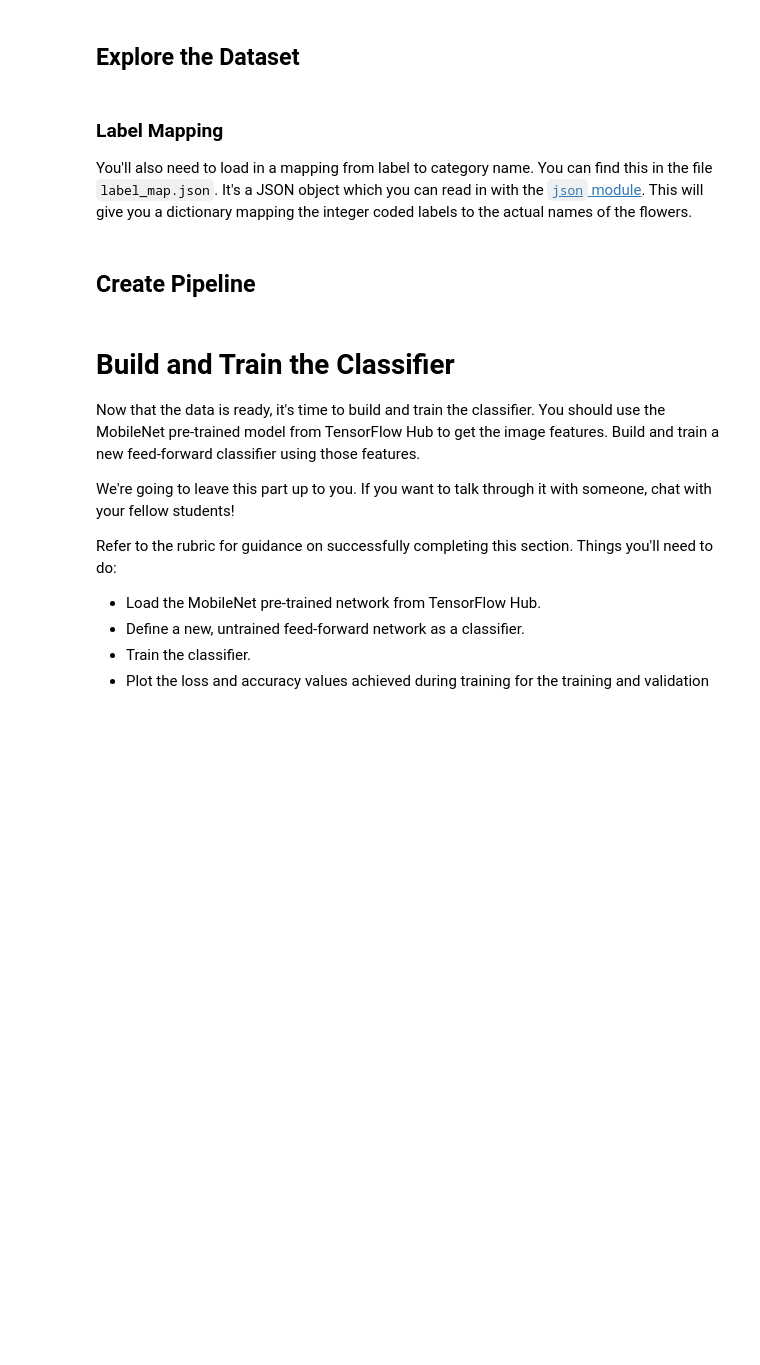
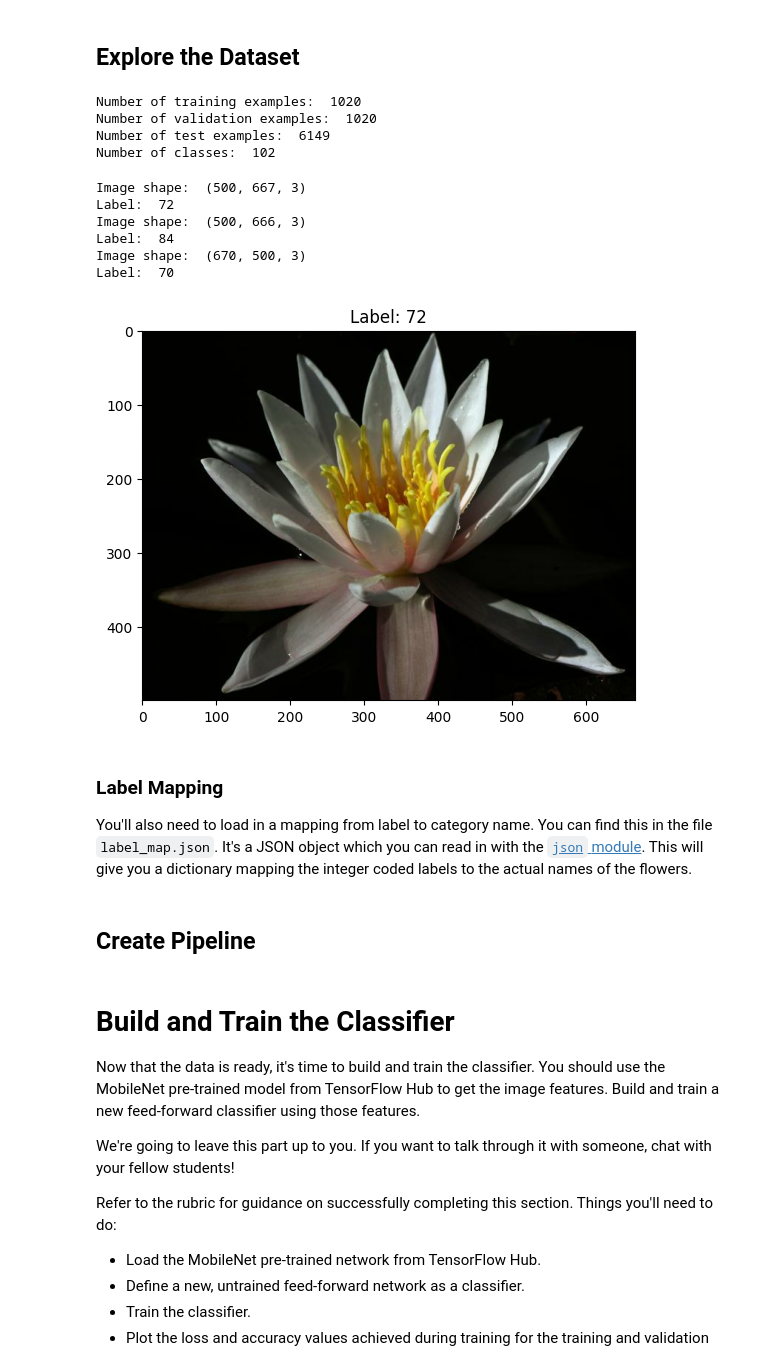
Before and after one commit to edineisantos/Image_Classifier_with_TensorFlow, a Jupyter notebook: Project_Image_Classifier_Project.ipynb, the cells around one changed output. Drawn from its saved outputs; the diff is of its cells as text; code cells hidden in the pictures; blank space fills up the shorter version.

Commit message:
Complete "Explore the Dataset" section in notebook

```diff
--- a/Project_Image_Classifier_Project.ipynb
+++ b/Project_Image_Classifier_Project.ipynb
@@ -31,16 +31,3 @@ import matplotlib.pyplot as plt
 Here you'll use `tensorflow_datasets` to load the [Oxford Flowers 102 dataset](https://www.tensorflow.org/datasets/catalog/oxford_flowers102). This dataset has 3 splits: `'train'`, `'test'`, and `'validation'`.  You'll also need to make sure the training data is normalized and resized to 224x224 pixels as required by the pre-trained networks.
 
 The validation and testing sets are used to measure the model's performance on data it hasn't seen yet, but you'll still need to normalize and resize the images to the appropriate size.
-# %%
-# TODO: Load the dataset with TensorFlow Datasets.
-# TODO: Create a training set, a validation set and a test set.
-# Load the dataset and split it into train, validation, and test sets
-dataset, info = tfds.load('oxford_flowers102', split=['train[:70%]', 'train[70%:]', 'test'], with_info=True, data_dir='./tensorflow_datasets')
-
-# Print the dataset info
-print(info)
-
-# Print the number of examples in each set
-print('Number of training examples: ', info.splits['train[:70%]'].num_examples)
-print('Number of validation examples: ', info.splits['train[70%:]'].num_examples)
-print('Number of test examples: ', info.splits['test'].num_examples)
@@ -75,0 +34,9 @@ Number of test examples:  6149
+# %%
+# TODO: Load the dataset with TensorFlow Datasets.
+dataset, dataset_info = tfds.load('oxford_flowers102', with_info=True, data_dir='./tensorflow_datasets')
+
+# Print the dataset info
+print(dataset_info)
+
+# TODO: Create a training set, a validation set and a test set.
+training_set, validation_set, test_set = dataset['train'], dataset['validation'], dataset['test']
@@ -77,7 +67,35 @@ Number of test examples:  6149
 ## Explore the Dataset
 # %%
 # TODO: Get the number of examples in each set from the dataset info.
+# Get the number of examples in each set
+num_train_examples = dataset_info.splits['train'].num_examples
+num_validation_examples = dataset_info.splits['validation'].num_examples
+num_test_examples = dataset_info.splits['test'].num_examples
+
+# Print the number of examples in each set
+print('Number of training examples: ', num_train_examples)
+print('Number of validation examples: ', num_validation_examples)
+print('Number of test examples: ', num_test_examples)
+
 
 # TODO: Get the number of classes in the dataset from the dataset info.
+num_classes = dataset_info.features['label'].num_classes
+print('Number of classes: ', num_classes)
+# %% [output]
+Number of training examples:  1020
+Number of validation examples:  1020
+Number of test examples:  6149
+Number of classes:  102
 # %%
 # TODO: Print the shape and corresponding label of 3 images in the training set.
+for example in training_set.take(3):
+    image, label = example['image'], example['label']
+    print('Image shape: ', image.shape)
+    print('Label: ', label.numpy())
+# %% [output]
+Image shape:  (500, 667, 3)
+Label:  72
+Image shape:  (500, 666, 3)
+Label:  84
+Image shape:  (670, 500, 3)
+Label:  70
@@ -87,3 +102,20 @@ Number of test examples:  6149
+# %%
+# TODO: Plot 1 image from the training set. Set the title
+# of the plot to the corresponding image label.
+
+# Get one example from the training set
+example = training_set.take(1)
+
+# Get the image and label from the example
+for e in example:
+    image, label = e['image'], e['label']
+
+# Plot the image and set the title to the corresponding label
+plt.imshow(image)
+plt.title('Label: ' + str(label.numpy()))
+plt.show()
+# %% [output]
+[figure, added]
 # %% [markdown]
 ### Label Mapping
 
```
Also changed, not shown: parts of 3 cells of this notebook.
